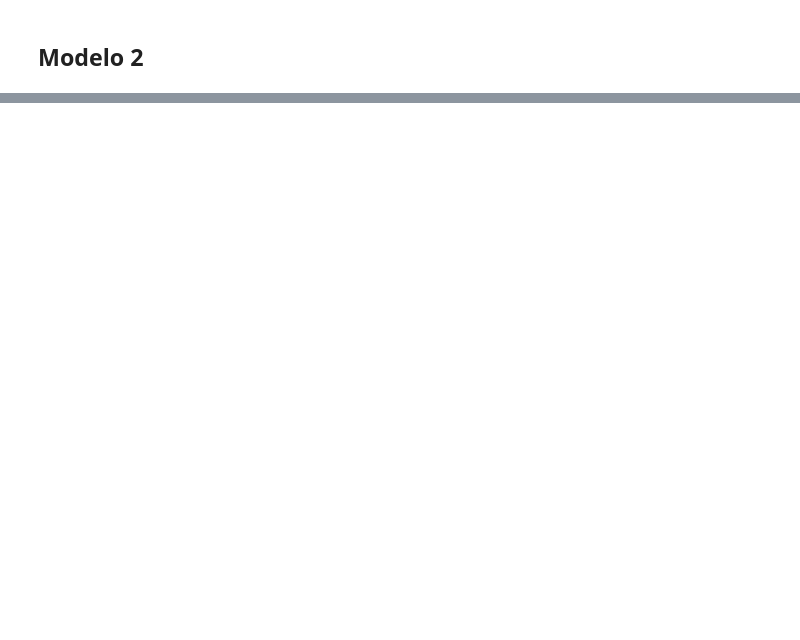
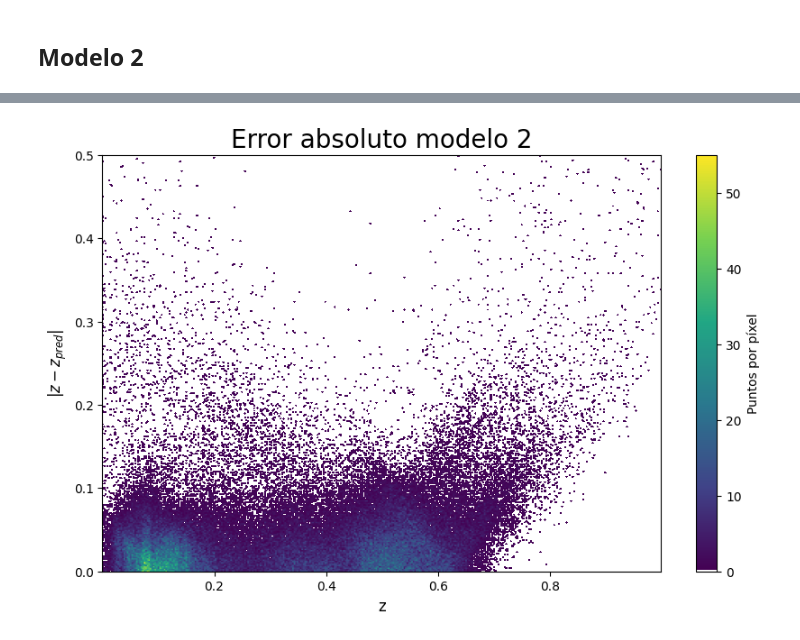
Before and after one commit to Vlxn761/redshift-fotometrico, a Jupyter notebook: Red_neuronal.ipynb, the cells around one changed output, grey strips where cells are left out. Cells and saved outputs as stored; diff of their text form; code cells hidden in the pictures; blank space fills up the shorter version.

```diff
--- a/Red_neuronal.ipynb
+++ b/Red_neuronal.ipynb
@@ -154,0 +202,10 @@ model2.save("/content/drive/MyDrive/Tareas Módulo/Proyecto redshift fotométr
+# %%
+fig = plt.figure(figsize=(10, 6))
+using_mpl_scatter_density(fig, z_real, error_abs_2)
+plt.xlabel("z", fontsize=12)
+plt.ylabel(r'$|z-z_{pred}|$', fontsize=12)
+plt.ylim(0,0.5)
+plt.title("Error absoluto modelo 2", fontsize=20)
+plt.show()
+# %% [output]
+[figure, added]
```
Also changed, not shown: parts of 20 cells of this notebook.
